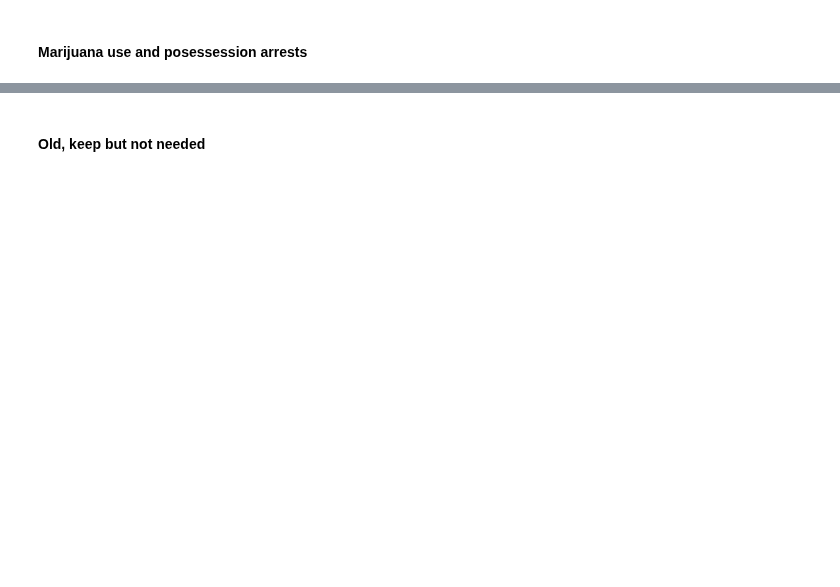
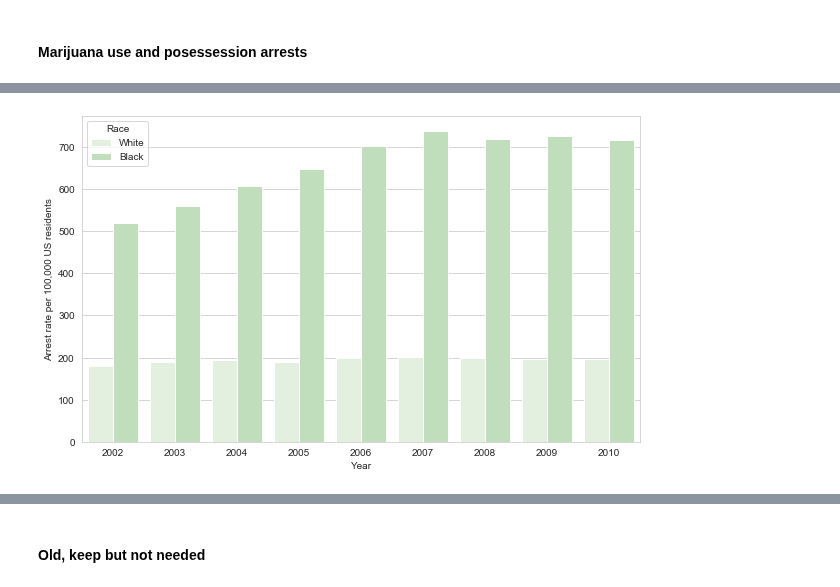
Before and after one commit to megantennies/FYP, a Jupyter notebook: REPORT_CODE.ipynb, the cells around one changed output, grey strips where cells are left out. Saved outputs shown, nothing was run; the diff lists cells and outputs as text; code cells hidden in the pictures; blank space fills up the shorter version.

```diff
--- a/REPORT_CODE.ipynb
+++ b/REPORT_CODE.ipynb
@@ -127,0 +146,20 @@ plt.savefig(os.path.join(RESULTS, 'MTHD_prison_pop_2020.png'), bbox_inches = 'ti
+# %%
+white = {'Year': [2002, 2003, 2004, 2005, 2006, 2007, 2008, 2009, 2010],
+    'Arrest Rate': [180, 190, 195, 190, 198, 201, 200, 197, 196],
+    'Race': ['White', 'White', 'White', 'White', 'White', 'White', 'White', 'White', 'White']}
+white = pd.DataFrame(white)
+
+black =  {'Year': [2002, 2003, 2004, 2005, 2006, 2007, 2008, 2009, 2010],
+    'Arrest Rate': [520, 560, 608, 648, 702, 737, 718, 725, 716],
+    'Race': ['Black', 'Black', 'Black', 'Black', 'Black', 'Black', 'Black', 'Black', 'Black']}
+black = pd.DataFrame(black)
+
+arrest_rates = pd.concat([white, black], axis = 0)
+# %%
+plt.figure(figsize = (10, 6))
+ax = sns.barplot(x = 'Year', y = 'Arrest Rate', hue = 'Race', data = arrest_rates, palette = sns.color_palette('Greens'))
+ax.set_ylabel('Arrest rate per 100,000 US residents')
+sns.set_style('whitegrid')
+plt.savefig(os.path.join(RESULTS, 'MTHD_marij_arrest.png'), bbox_inches = 'tight')
+# %% [output]
+[figure, added]
```
Also changed, not shown: parts of 19 cells of this notebook, 10 other files.
